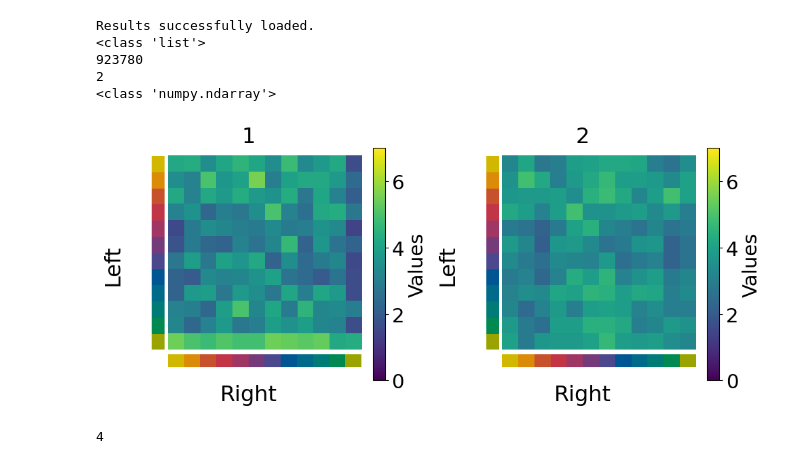
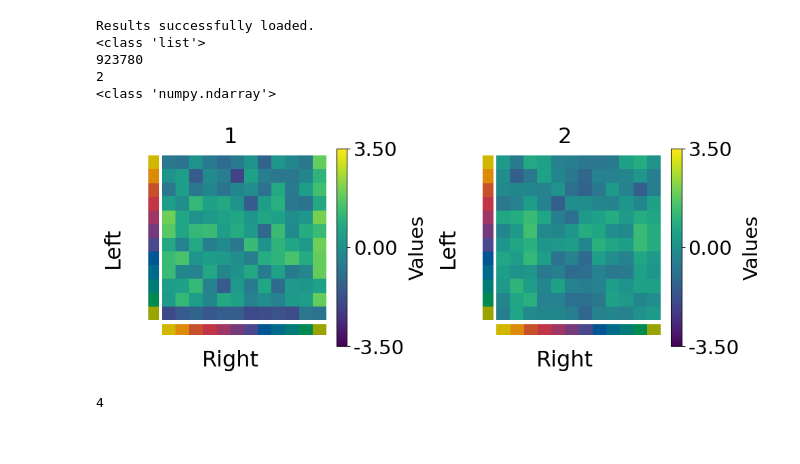
Before and after one commit to MtKana/preference_rating_GWOT, a Jupyter notebook: 20250404_preference_MDS_2.ipynb, the cells around one changed output. Cells and saved outputs as stored; diff of their text form; code cells hidden in the pictures.

```diff
--- a/20250404_preference_MDS_2.ipynb
+++ b/20250404_preference_MDS_2.ipynb
@@ -57,9 +57,9 @@ Results successfully loaded.
 <class 'numpy.ndarray'>
 # %%
 pair_of_preference = grouping_averaged_allcombination_preference[0]
-show_heatmaps(vmin_val=0, vmax_val=7, matrices=list(pair_of_preference), titles=list(range(1, 3)), nrows=1, ncols=2, cbar_label="Values", color_labels=unique_colours)
+show_heatmaps(vmin_val=-3.5, vmax_val=3.5, matrices=list(pair_of_preference), titles=list(range(1, 3)), nrows=1, ncols=2, cbar_label="Values", color_labels=unique_colours)
 # %% [output]
-[figure, old version]
+[figure, new version]
 # %%
 preference_list = pair_of_preference + pair_of_preference_distance
 len(preference_list)
```
Also changed, not shown: parts of 1 cell of this notebook, 5 other files.
